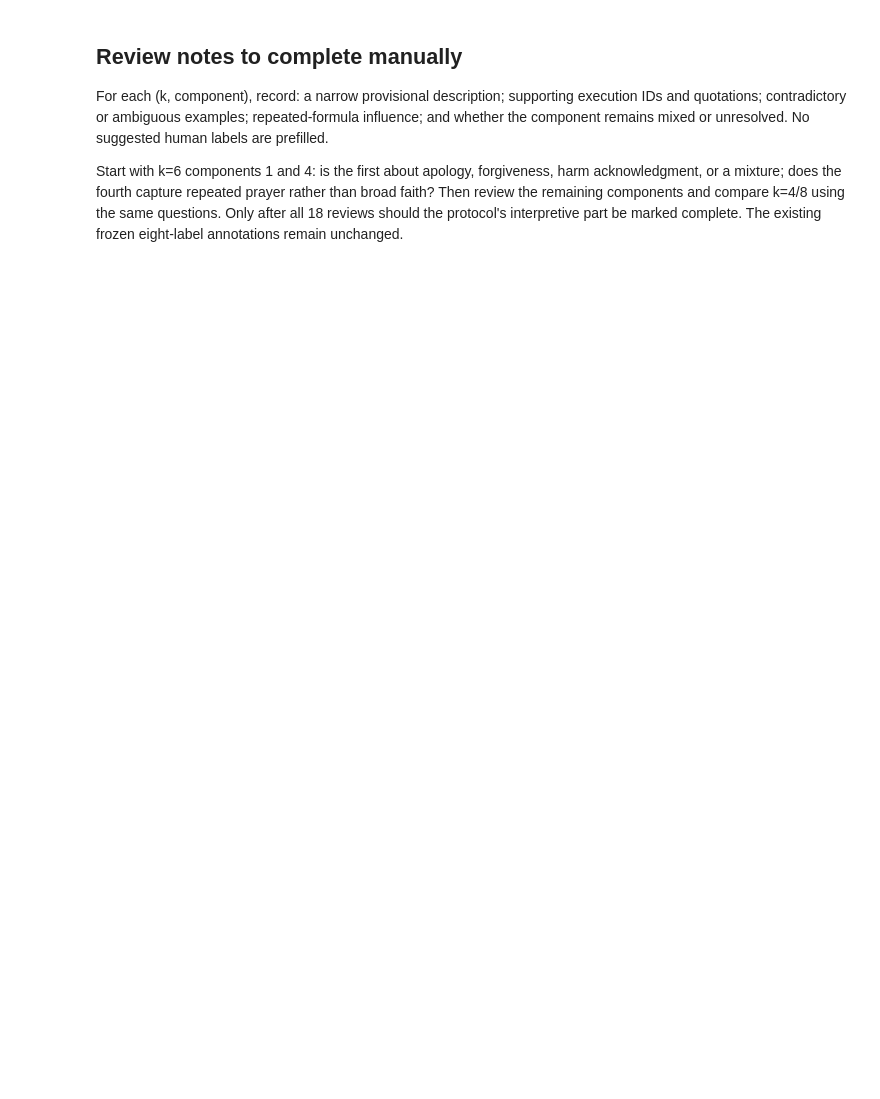
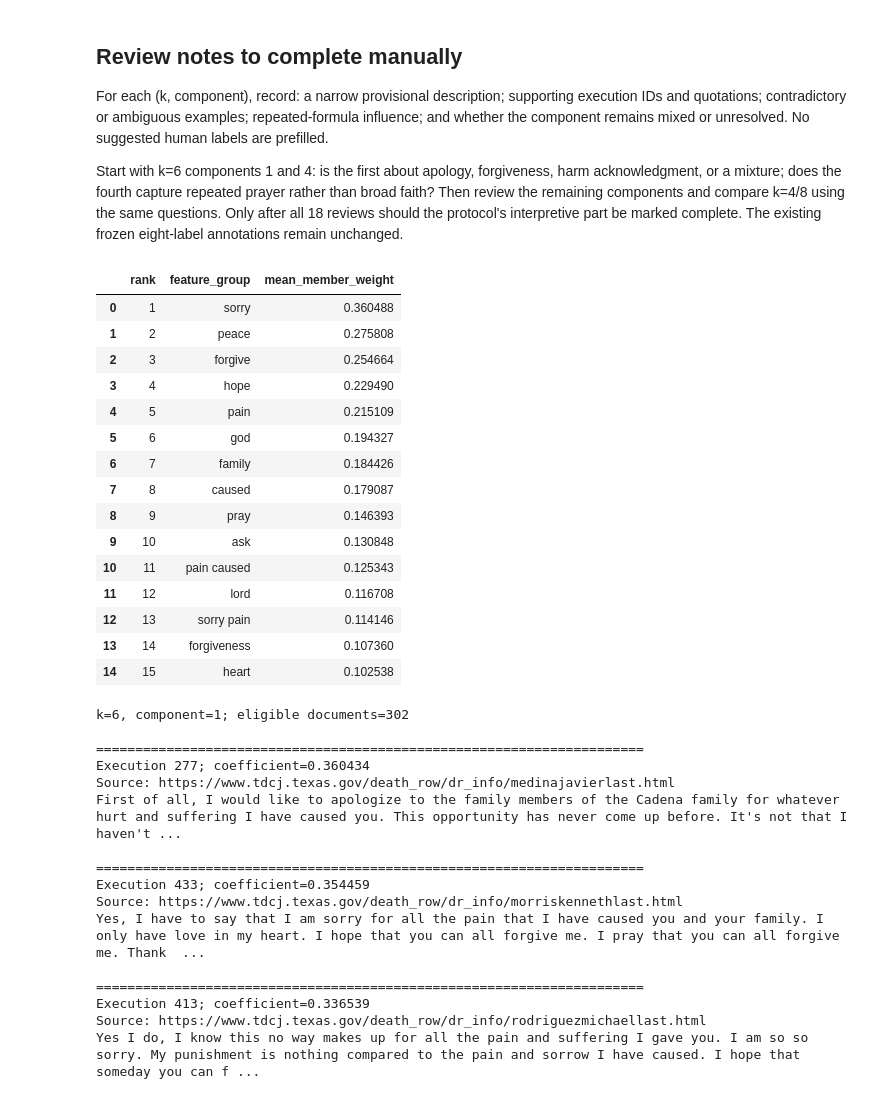
Before and after one commit to Doraaadorable/death-row-last-statements-nlp, a Jupyter notebook: notebooks/04_component_interpretation.ipynb, the cells around one changed output. Drawn from its saved outputs; the diff is of its cells as text; code cells hidden in the pictures; blank space fills up the shorter version.

```diff
--- a/notebooks/04_component_interpretation.ipynb
+++ b/notebooks/04_component_interpretation.ipynb
@@ -133,3 +189,39 @@ show_component(6, 1)
 For each (k, component), record: a narrow provisional description; supporting execution IDs and quotations; contradictory or ambiguous examples; repeated-formula influence; and whether the component remains mixed or unresolved. No suggested human labels are prefilled.
 
 Start with k=6 components 1 and 4: is the first about apology, forgiveness, harm acknowledgment, or a mixture; does the fourth capture repeated prayer rather than broad faith? Then review the remaining components and compare k=4/8 using the same questions. Only after all 18 reviews should the protocol's interpretive part be marked complete. The existing frozen eight-label annotations remain unchanged.
+# %%
+# Inspect the next three strongest examples using the same selection rule.
+show_component(6, 1, n_examples=3, minimum_words=20, offset=3)
+# %% [output]
+|  | rank | feature_group | mean_member_weight |
+| 0 | 1 | sorry | 0.360488 |
+| 1 | 2 | peace | 0.275808 |
+| 2 | 3 | forgive | 0.254664 |
+| 3 | 4 | hope | 0.229490 |
+| 4 | 5 | pain | 0.215109 |
+| 5 | 6 | god | 0.194327 |
+| 6 | 7 | family | 0.184426 |
+| 7 | 8 | caused | 0.179087 |
+| 8 | 9 | pray | 0.146393 |
+| 9 | 10 | ask | 0.130848 |
+| 10 | 11 | pain caused | 0.125343 |
+| 11 | 12 | lord | 0.116708 |
+| 12 | 13 | sorry pain | 0.114146 |
+| 13 | 14 | forgiveness | 0.107360 |
+| 14 | 15 | heart | 0.102538 |
+k=6, component=1; eligible documents=302
+
+======================================================================
+Execution 277; coefficient=0.360434
+Source: https://www.tdcj.texas.gov/death_row/dr_info/medinajavierlast.html
+First of all, I would like to apologize to the family members of the Cadena family for whatever hurt and suffering I have caused you. This opportunity has never come up before. It's not that I haven't ...
+
+======================================================================
+Execution 433; coefficient=0.354459
+Source: https://www.tdcj.texas.gov/death_row/dr_info/morriskennethlast.html
+Yes, I have to say that I am sorry for all the pain that I have caused you and your family. I only have love in my heart. I hope that you can all forgive me. I pray that you can all forgive me. Thank  ...
+
+======================================================================
+Execution 413; coefficient=0.336539
+Source: https://www.tdcj.texas.gov/death_row/dr_info/rodriguezmichaellast.html
+Yes I do, I know this no way makes up for all the pain and suffering I gave you. I am so so sorry. My punishment is nothing compared to the pain and sorrow I have caused. I hope that someday you can f ...
```
Also changed, not shown: parts of 18 cells of this notebook.
